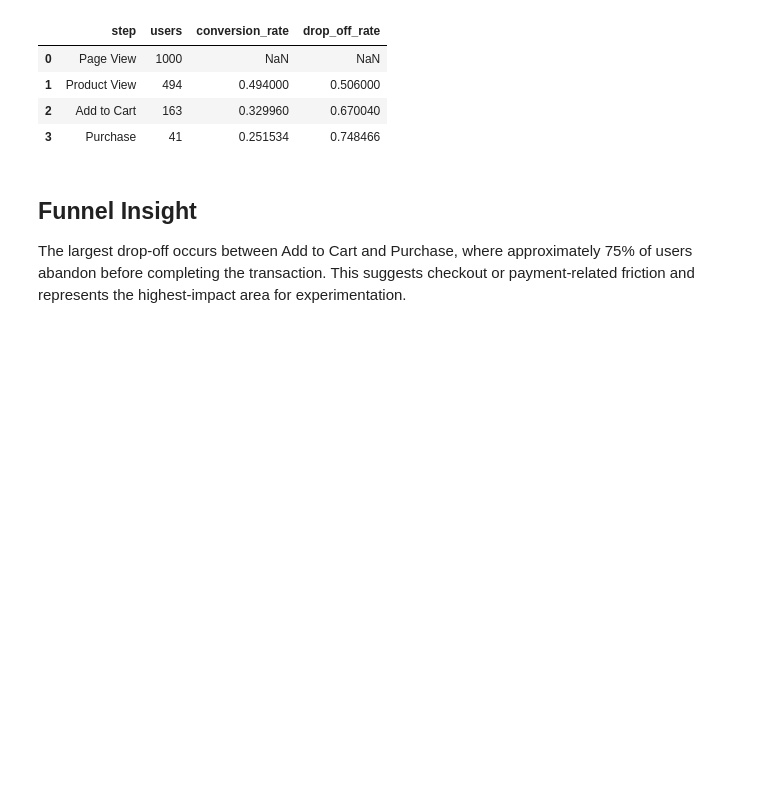
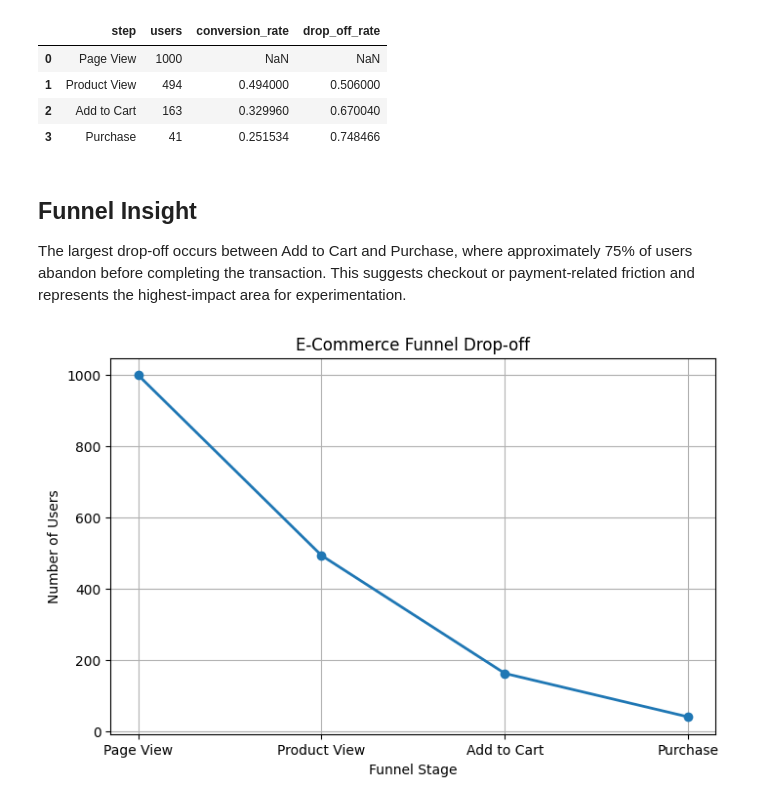
Before and after one commit to BoiDrew/product-funnel-experiment-analysis, a Jupyter notebook: notebooks/funnel_analysis.ipynb, the cells around one changed output. Drawn from its saved outputs; the diff is of its cells as text; code cells hidden in the pictures; blank space fills up the shorter version.

```diff
--- a/notebooks/funnel_analysis.ipynb
+++ b/notebooks/funnel_analysis.ipynb
@@ -242,6 +244,11 @@ funnel_users
 # %%
-funnel_counts = pd.DataFrame({
+# Create a summary table for the funnel
+funnel_counts1 = pd.DataFrame({
+     # Names of the funnel steps
     'step': ['Page View', 'Product View', 'Add to Cart', 'Purchase'],
+
+    # Count how many users reached each step
+    # Each column in funnel_users is True/False, so .sum() counts the Trues
     'users': [
         funnel_users['page_view'].sum(),
         funnel_users['product_view'].sum(),
@@ -250,12 +257,15 @@ funnel_counts = pd.DataFrame({
     ]
 })
 
-funnel_counts['conversion_rate'] = (
-    funnel_counts['users'] / funnel_counts['users'].shift(1)
+# Calculate conversion rate from the previous step
+# users.shift(1) aligns each step with the previous step's user count
+funnel_counts1['conversion_rate'] = (
+    funnel_counts1['users'] / funnel_counts1['users'].shift(1)
 )
+# Drop-off rate is simply the inverse of conversion
+funnel_counts1['drop_off_rate'] = 1 - funnel_counts1['conversion_rate']
 
-funnel_counts['drop_off_rate'] = 1 - funnel_counts['conversion_rate']
-funnel_counts
+funnel_counts1
 # %% [output]
 |  | step | users | conversion_rate | drop_off_rate |
 | 0 | Page View | 1000 | NaN | NaN |
@@ -265,3 +275,24 @@ funnel_counts
 # %% [markdown]
 ## Funnel Insight
 The largest drop-off occurs between Add to Cart and Purchase, where approximately 75% of users abandon before completing the transaction. This suggests checkout or payment-related friction and represents the highest-impact area for experimentation.
+# %%
+# Funnel Drop-Off Chart
+# Set the size of the plot
+plt.figure(figsize=(8, 5))
+
+# Plot funnel stages (x-axis) vs number of users (y-axis)
+plt.plot(
+    funnel_counts1['step'],
+    funnel_counts1['users'],
+    marker='o',
+    linewidth=2
+)
+
+plt.title('E-Commerce Funnel Drop-off')
+plt.xlabel('Funnel Stage')
+plt.ylabel('Number of Users')
+
+plt.grid(True)
+plt.show()
+# %% [output]
+[figure, added]
```
Also changed, not shown: parts of 11 cells of this notebook.
